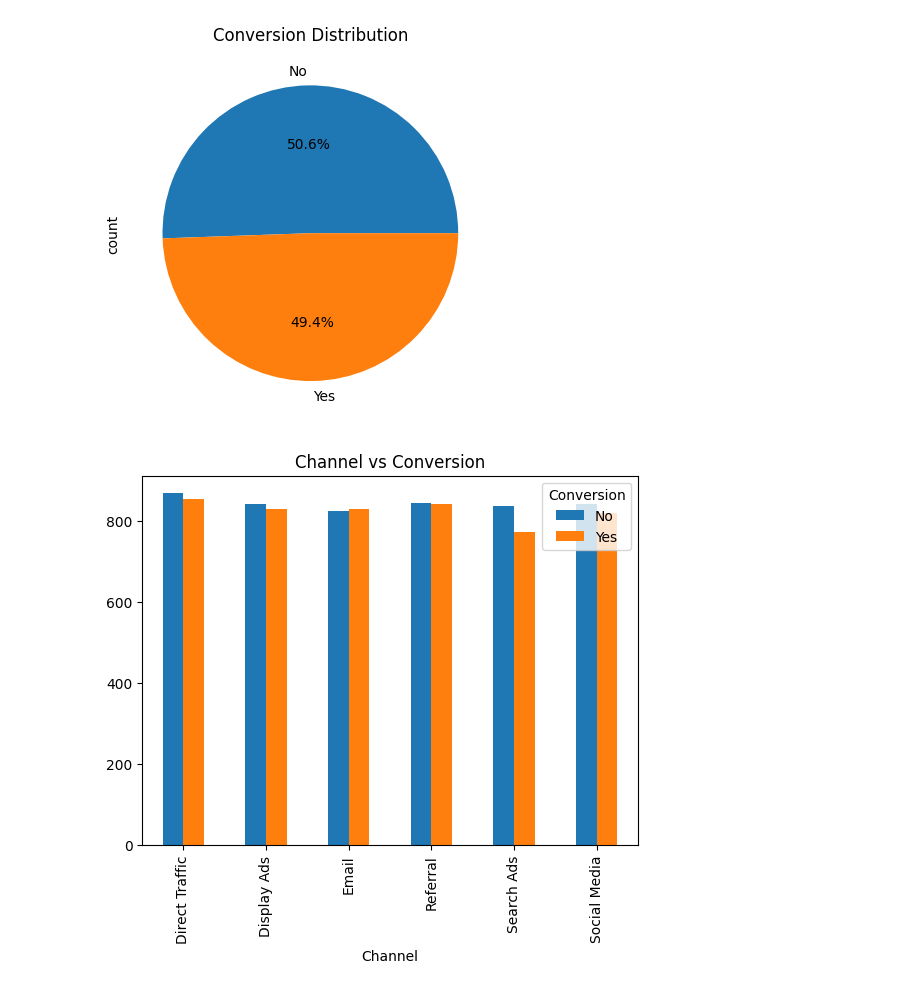
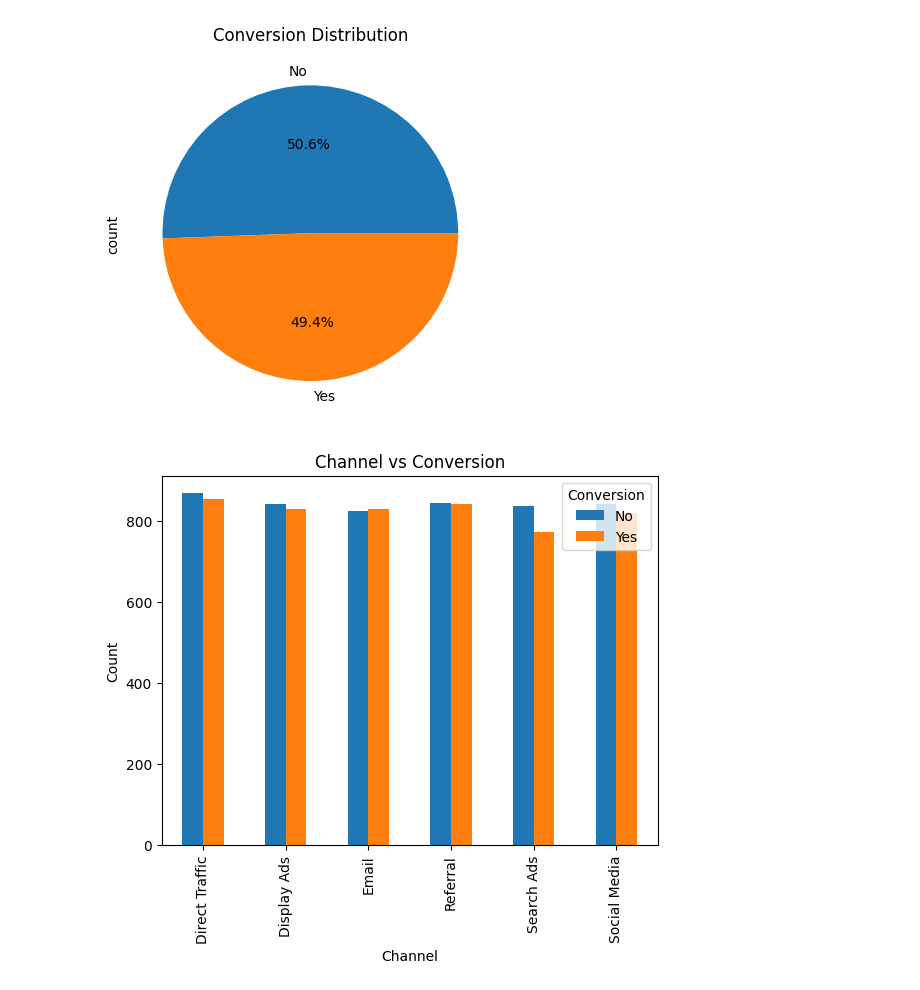
Before and after one commit to SUKstudent/Infotact_Data_Analytics_Internship, a Jupyter notebook: notebooks/EDA.ipynb, the cells around one changed output. Cells and saved outputs as stored; diff of their text form; code cells hidden in the pictures.

Commit message:
complete data ingestion, EDA and conversion analysis

```diff
--- a/notebooks/EDA.ipynb
+++ b/notebooks/EDA.ipynb
@@ -97,2 +51,0 @@ import seaborn as sns
-# %%
-df = pd.read_csv('multi_touch_attribution_data.csv')
@@ -185,6 +208,8 @@ plt.show()
 # %%
 pd.crosstab(df['Channel'], df['Conversion']).plot(kind='bar')
 plt.title('Channel vs Conversion')
+plt.xlabel('Channel')
+plt.ylabel('Count')
 plt.show()
 # %% [output]
-[figure, old version]
+[figure, new version]
```
Also changed, not shown: parts of 26 cells of this notebook.
